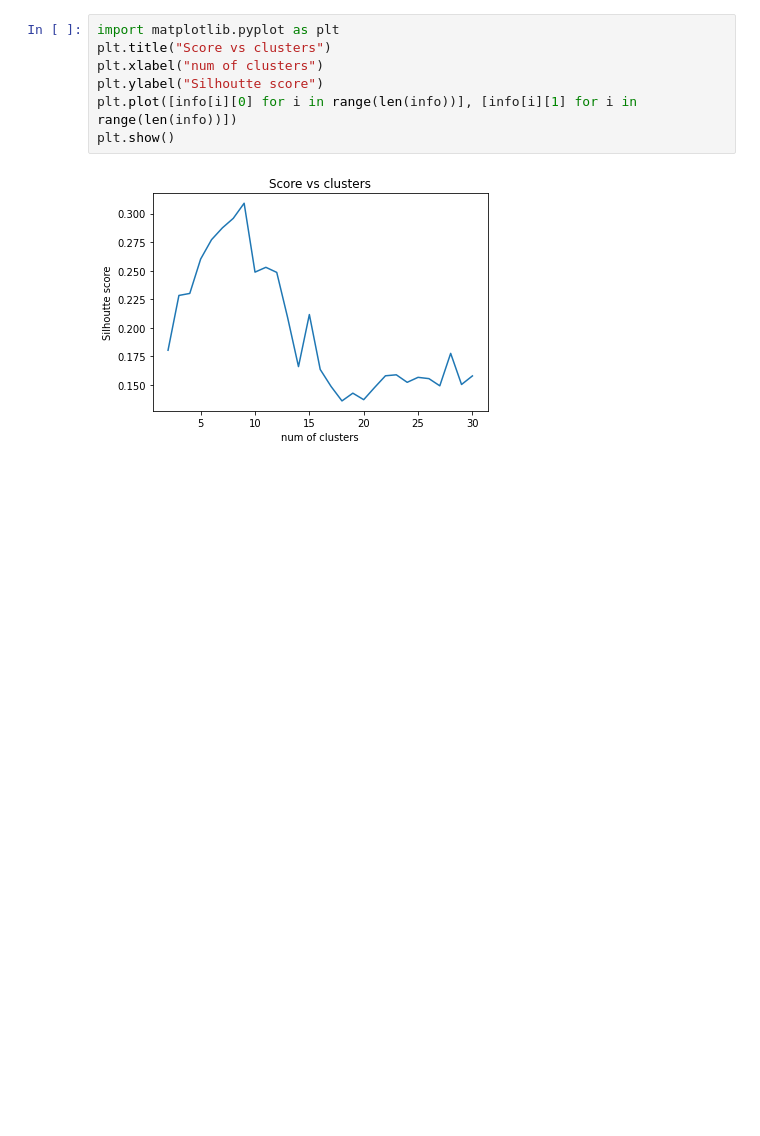
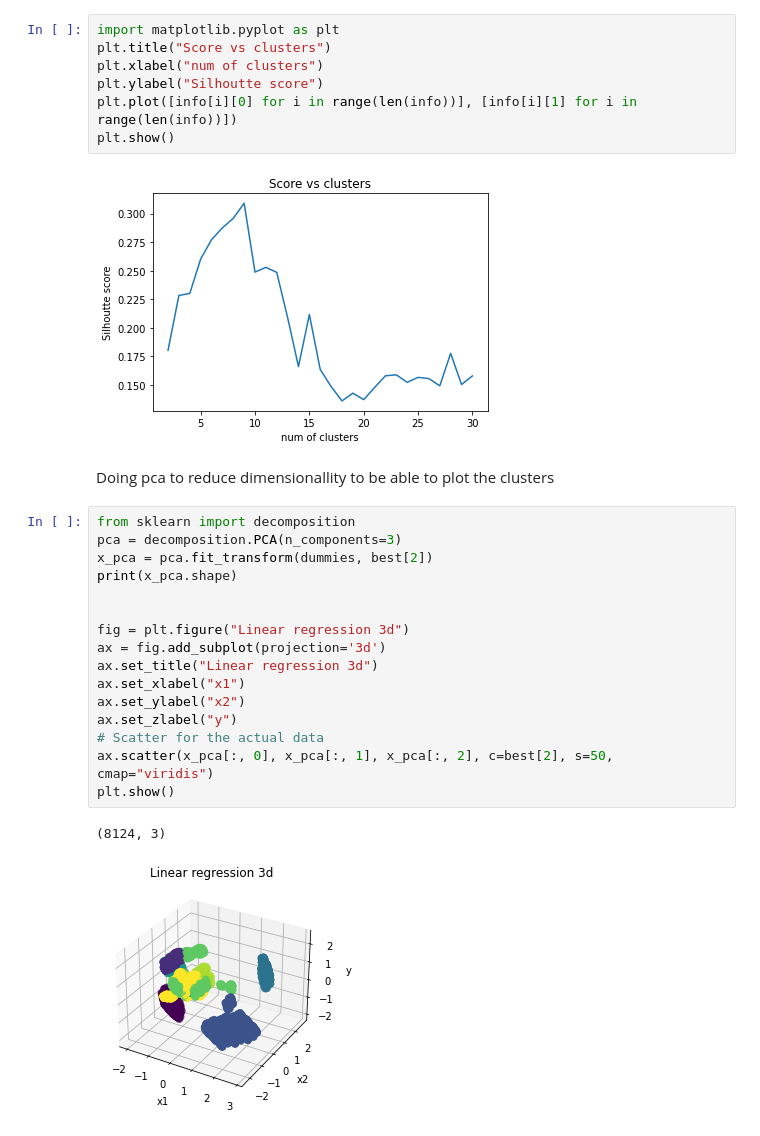
Before and after one commit to hamasl/IDATT2502, a Jupyter notebook: Task7/task.ipynb, the cells around one changed output. Drawn from its saved outputs; the diff is of its cells as text; blank space fills up the shorter version.

```diff
--- a/Task7/task.ipynb
+++ b/Task7/task.ipynb
@@ -37,3 +37,24 @@ plt.plot([info[i][0] for i in range(len(info))], [info[i][1] for i in range(len(
 plt.show()
 # %% [output]
 [figure]
+# %% [markdown]
+Doing pca to reduce dimensionallity to be able to plot the clusters
+# %%
+from sklearn import decomposition
+pca = decomposition.PCA(n_components=3)
+x_pca = pca.fit_transform(dummies, best[2])
+print(x_pca.shape)
+
+
+fig = plt.figure("Linear regression 3d")
+ax = fig.add_subplot(projection='3d')
+ax.set_title("Linear regression 3d")
+ax.set_xlabel("x1")
+ax.set_ylabel("x2")
+ax.set_zlabel("y")
+# Scatter for the actual data
+ax.scatter(x_pca[:, 0], x_pca[:, 1], x_pca[:, 2], c=best[2], s=50, cmap="viridis")
+plt.show()
+# %% [output]
+(8124, 3)
+[figure, added]
```
Also changed, not shown: 1 other file.
